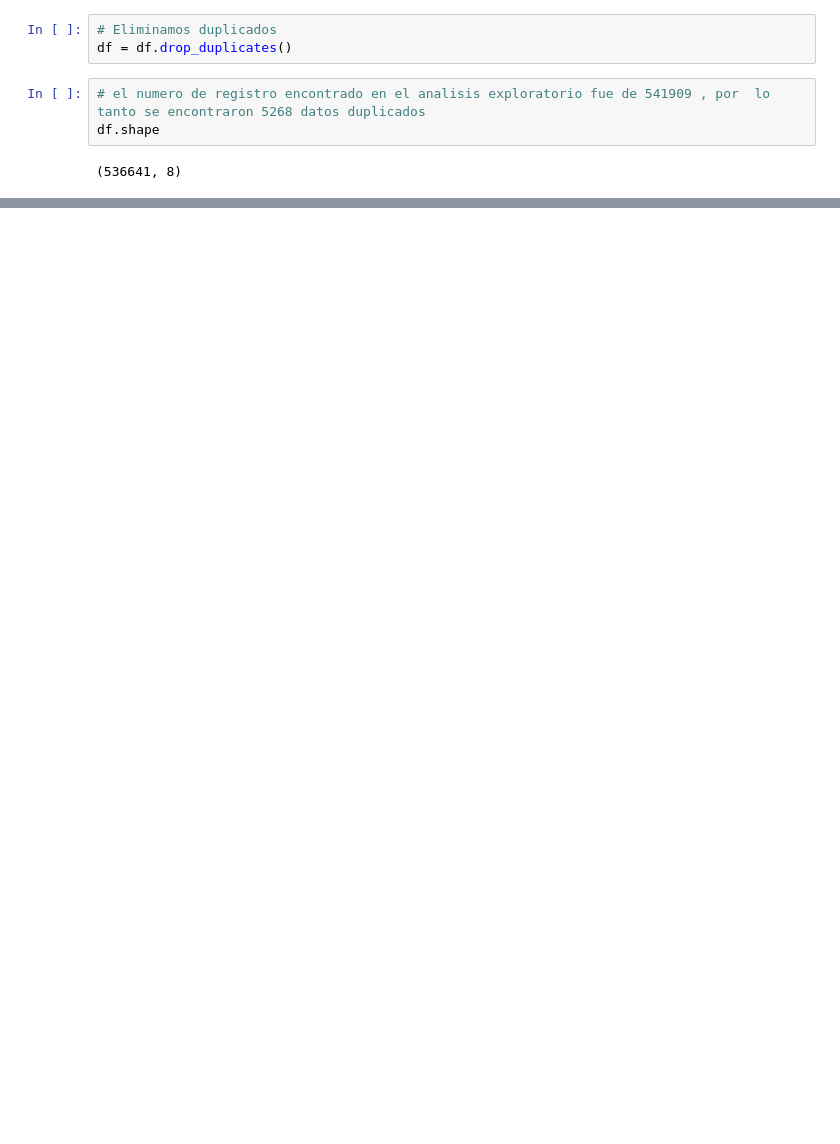
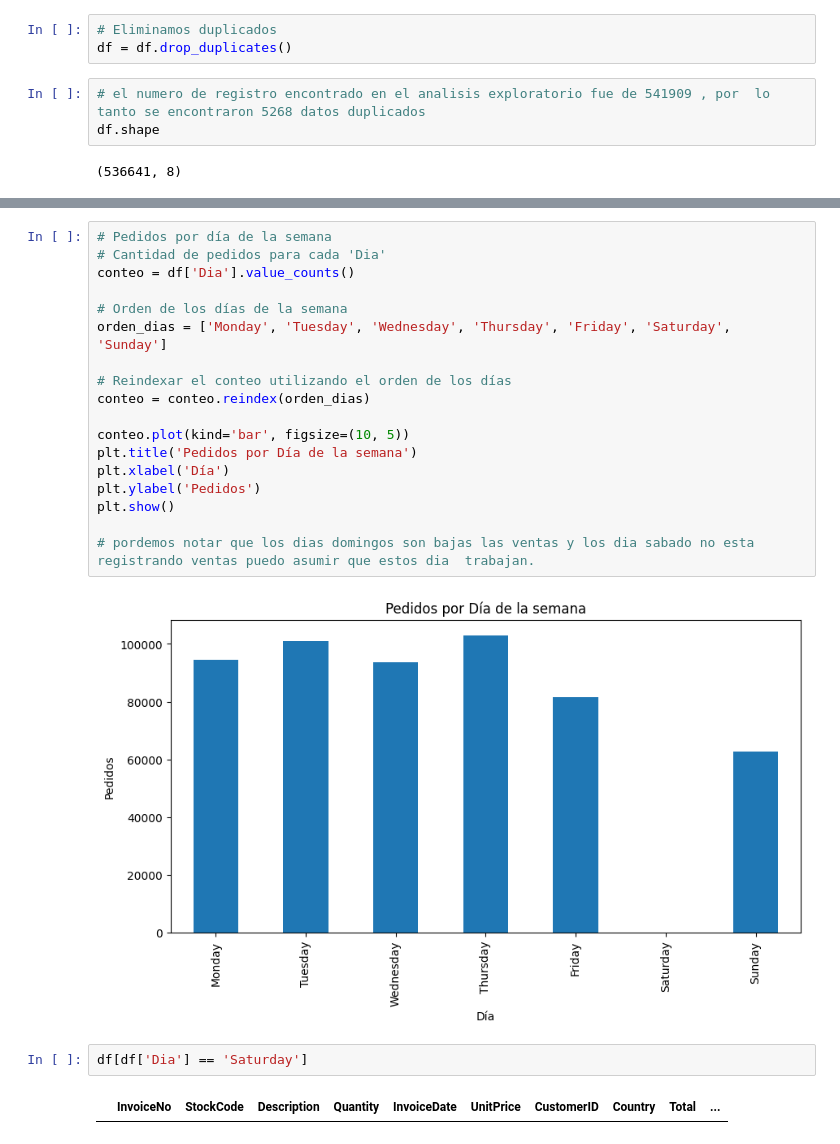
Before and after one commit to danielcorderoe/prueba_citec, a Jupyter notebook: Descriptive_Analysis.ipynb, the cells around one changed output, grey strips where cells are left out. Saved outputs shown, nothing was run; the diff lists cells and outputs as text; blank space fills up the shorter version.

```diff
--- a/Descriptive_Analysis.ipynb
+++ b/Descriptive_Analysis.ipynb
@@ -67,0 +146,24 @@ df[df['Description'].isnull()]
+# %%
+# Pedidos por día de la semana
+# Cantidad de pedidos para cada 'Dia'
+conteo = df['Dia'].value_counts()
+
+# Orden de los días de la semana
+orden_dias = ['Monday', 'Tuesday', 'Wednesday', 'Thursday', 'Friday', 'Saturday', 'Sunday']
+
+# Reindexar el conteo utilizando el orden de los días
+conteo = conteo.reindex(orden_dias)
+
+conteo.plot(kind='bar', figsize=(10, 5))
+plt.title('Pedidos por Día de la semana')
+plt.xlabel('Día')
+plt.ylabel('Pedidos')
+plt.show()
+
+# pordemos notar que los dias domingos son bajas las ventas y los dia sabado no esta registrando ventas puedo asumir que estos dia  trabajan.
+# %% [output]
+[figure, added]
+# %%
+df[df['Dia'] == 'Saturday']
+# %% [output]
+|  | InvoiceNo | StockCode | Description | Quantity | InvoiceDate | UnitPrice | CustomerID | Country | Total | ... |
```
Also changed, not shown: parts of 53 cells of this notebook, 1 other file.
